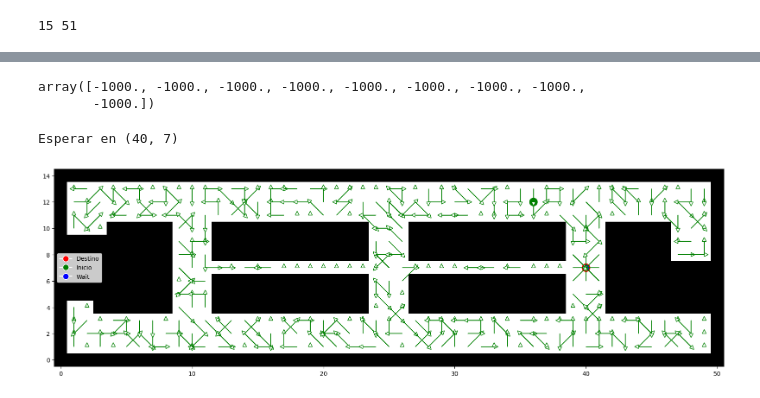
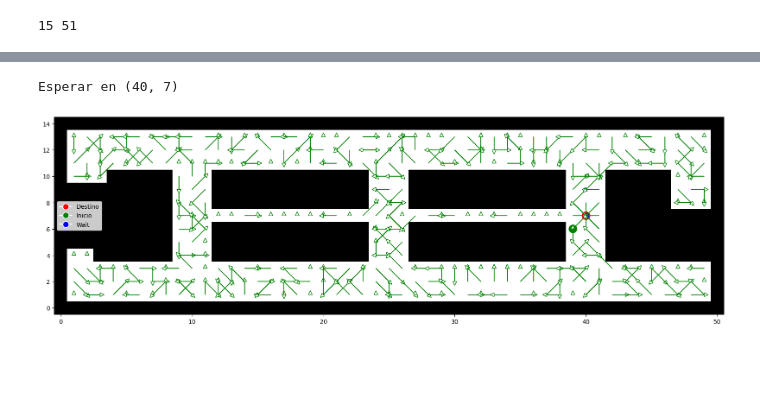
Before and after one commit to jormunrod/IA_RL_Project, a Jupyter notebook: Proyect.ipynb, the cells around one changed output, grey strips where cells are left out. Cells and saved outputs as stored; diff of their text form; code cells hidden in the pictures; blank space fills up the shorter version.

```diff
--- a/Proyect.ipynb
+++ b/Proyect.ipynb
@@ -133,14 +119,4 @@ TypeError: obtiene_recompensa() missing 1 required positional argument: 'accion'
 # %%
-nav_acciones = ['wait','N','NE','E','SE','S','SO','O','NO']
-# def crea_recompensas_sistema():
-#     matriz = []
-#     for e in nav_estados:
-#         r = obtiene_recompensa(e)
-#         fila = [r] * len(nav_acciones)
-#         if e != destino:
-#             fila[nav_acciones.index('wait')] = -100000  # Penalizar fuertemente la acción "wait" fuera del destino
-#         matriz.append(fila)
-#     return np.array(matriz)
 
 def crea_recompensas_sistema():
     matriz = []
@@ -150,10 +126,6 @@ def crea_recompensas_sistema():
     return np.array(matriz)
 
 nav_recompensas_sistema = crea_recompensas_sistema()
-nav_recompensas_sistema[0]
-# %% [output]
-array([-1000., -1000., -1000., -1000., -1000., -1000., -1000., -1000.,
-       -1000.])
 # %%
 def obtiene_indice_estado(estado):
     return int(estado[0]*mapa.shape[1]+estado[1])
@@ -187,36 +145,27 @@ def crea_transiciones_movimiento(accion, prob_error):
             fila[obtiene_indice_estado(e0)] = 1
         else:
             goal = aplica_accion(e0, accion)
-            errores = obtiene_posibles_errores(accion)
-            if len(errores) == 0:
+            if prob_error == 0:
                 fila[obtiene_indice_estado(goal)] = 1
             else:
+                errores = obtiene_posibles_errores(accion)
                 fila[obtiene_indice_estado(goal)] = 1 - prob_error
                 for error in errores:
                     goal_error = aplica_accion(e0, error)
                     fila[obtiene_indice_estado(goal_error)] += prob_error / len(errores)
-        # Asegurar que la fila suma a 1
         suma_fila = sum(fila)
         if suma_fila != 1:
             fila = [x / suma_fila for x in fila]
         matriz.append(fila)
     return np.array(matriz)
-# %%
-def crea_transiciones_sistema(prob_error):
-    return np.array([crea_transiciones_movimiento('wait',prob_error),
-                     crea_transiciones_movimiento('N',prob_error),
-                     crea_transiciones_movimiento('NE',prob_error),
-                     crea_transiciones_movimiento('E',prob_error),
-                     crea_transiciones_movimiento('SE',prob_error),
-                     crea_transiciones_movimiento('S',prob_error),
-                     crea_transiciones_movimiento('SO',prob_error),
-                     crea_transiciones_movimiento('O',prob_error),
-                     crea_transiciones_movimiento('NO',prob_error)])
-
-nav_transiciones_sistema = crea_transiciones_sistema(Perror)
+# %%
+def crea_transiciones_sistema(prob_error):
+    return np.array([crea_transiciones_movimiento(accion, prob_error) for accion in nav_acciones])
+
+nav_transiciones_sistema = crea_transiciones_sistema(Perror)
 # %%
 # Implementación de Q-Learning con mdptoolbox
-ql = mdp.QLearning(nav_transiciones_sistema, nav_recompensas_sistema, discount=0.9, n_iter=5000000)
+ql = mdp.QLearning(nav_transiciones_sistema, nav_recompensas_sistema, discount=0.9, n_iter=500000)
 ql.run()
 # %%
 movimientos = {
@@ -224,44 +173,44 @@ movimientos = {
     'SE': (1, -1), 'S': (0, -1), 'SO': (-1, -1), 'O': (-1, 0), 'NO': (-1, 1)
 }
 # Método para visualizar el mapa con la política óptima
-def visualiza_mapa_con_politica(politica, mapa, destino, Pinit):
+def visualiza_mapa_con_politica(politica, mapa, destino, inicio):
     # Configuración de la visualización del mapa
     plt.figure(figsize=(20, 20))
     plt.imshow(1 - mapa.T, cmap='gray', origin='lower')
 
     # Dibujar el destino y la posición inicial
     plt.gca().add_patch(plt.Circle((destino[0], destino[1]), radius=0.3, edgecolor='red', facecolor='red', label='Destino'))
-    plt.gca().add_patch(plt.Circle((Pinit[0], Pinit[1]), radius=0.3, edgecolor='green', facecolor='green', label='Inicio'))
+    plt.gca().add_patch(plt.Circle((inicio[0], inicio[1]), radius=0.3, edgecolor='green', facecolor='green', label='Inicio'))
 
     # Dibujar las políticas
     for i in range(n):
         for j in range(m):
             if mapa[i, j] == 0:  # Solo dibujar en celdas sin obstáculos
                 s_index = i * m + j
                 accion = nav_acciones[politica[s_index]]
                 if accion == 'wait':
                     print(f"Esperar en {i, j}")
                     plt.gca().add_patch(plt.Circle((i, j), radius=0.2, edgecolor='blue', facecolor='blue'))
                 else:
                     estado = (i, j)
                     e1 = aplica_accion(estado, accion)
                     x0, y0 = estado[0], estado[1]
                     x1, y1 = e1[0], e1[1]
                     plt.arrow(x0, y0, x1 - x0, y1 - y0, head_width=0.3, head_length=0.3, fc='white', ec='green')
 
     # Añadir leyenda y mostrar el mapa
     plt.legend(handles=[
         plt.Line2D([0], [0], marker='o', color='w', markerfacecolor='red', markersize=10, label='Destino'),
         plt.Line2D([0], [0], marker='o', color='w', markerfacecolor='green', markersize=10, label='Inicio'),
         plt.Line2D([0], [0], marker='o', color='w', markerfacecolor='blue', markersize=10, label='Wait'),
     ])
     plt.show()
 
 # Visualizar la política óptima
-visualiza_mapa_con_politica(ql.policy, mapa, destino, Pinit)
+visualiza_mapa_con_politica(ql.policy, mapa, destino, inicio)
 # %% [output]
 Esperar en (40, 7)
-[figure, old version]
+[figure, new version]
 # %%
 # Diccionario de movimientos
 movimientos = {
```
Also changed, not shown: parts of 8 cells of this notebook.
